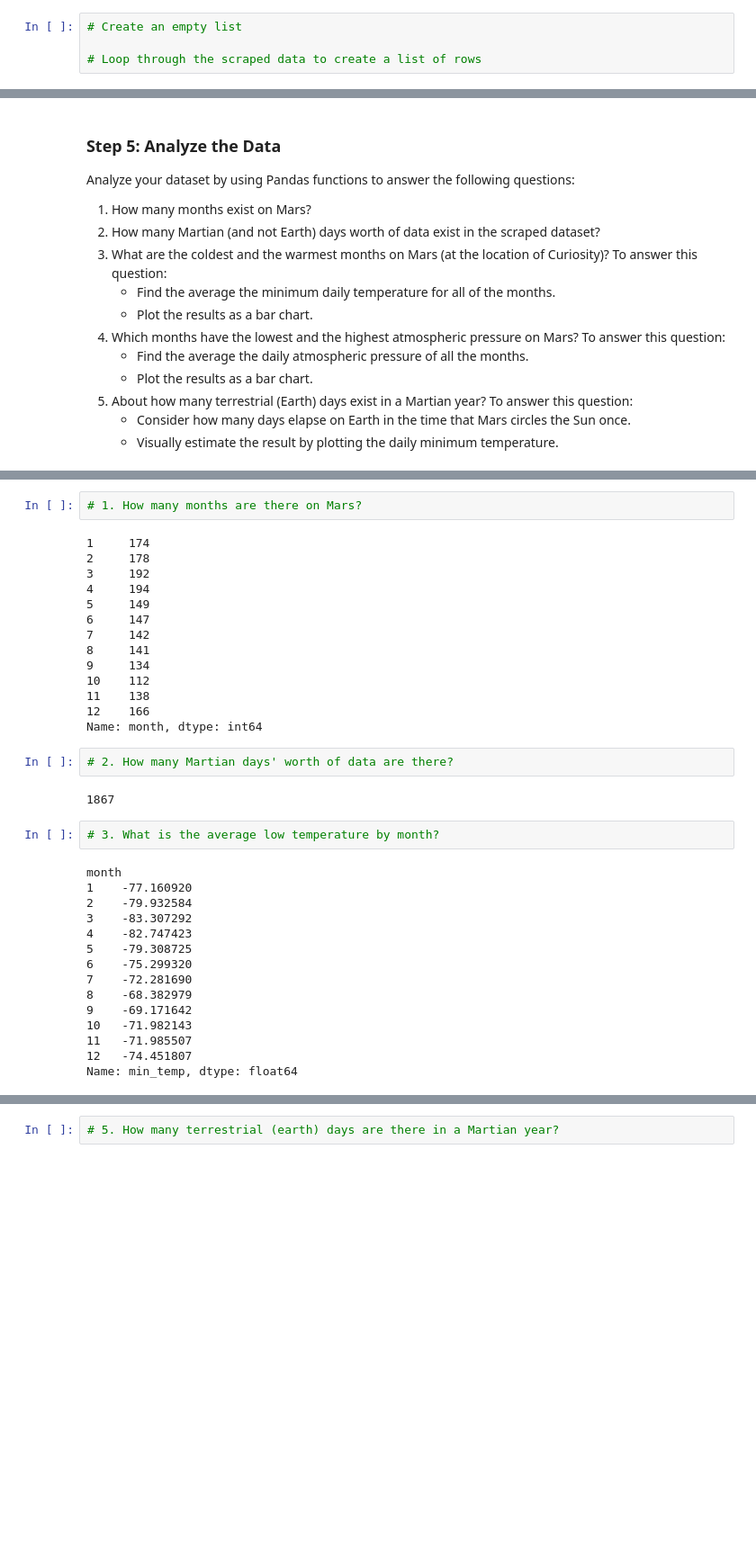
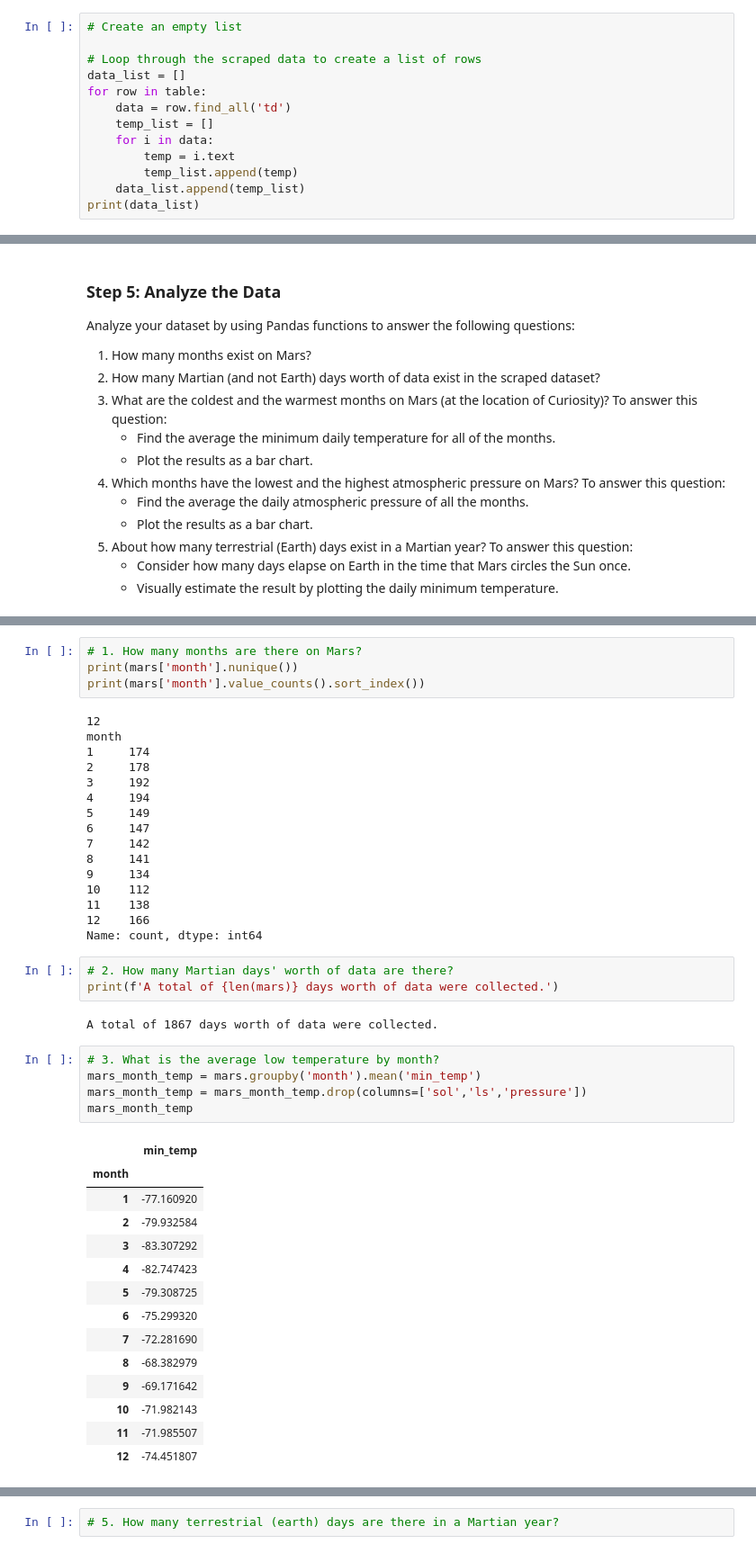
Before and after one commit to baltzelj/web_scrape_challenge, a Jupyter notebook: part_2_mars_weather.ipynb, the cells around one changed output, grey strips where cells are left out. Shown at 90% size. Drawn from its saved outputs; the diff is of its cells as text; blank space fills up the shorter version.

```diff
--- a/part_2_mars_weather.ipynb
+++ b/part_2_mars_weather.ipynb
@@ -91,3 +68,12 @@ data_list
 # Create an empty list
 
 # Loop through the scraped data to create a list of rows
+data_list = []
+for row in table:
+    data = row.find_all('td')
+    temp_list = []
+    for i in data:
+        temp = i.text
+        temp_list.append(temp)
+    data_list.append(temp_list)
+print(data_list)
@@ -151,6 +146,10 @@ Analyze your dataset by using Pandas functions to answer the following questions
 # %%
 # 1. How many months are there on Mars?
+print(mars['month'].nunique())
+print(mars['month'].value_counts().sort_index())
 # %% [output]
+12
+month
 1     174
 2     178
 3     192
@@ -163,27 +162,31 @@ Analyze your dataset by using Pandas functions to answer the following questions
 10    112
 11    138
 12    166
-Name: month, dtype: int64
+Name: count, dtype: int64
 # %%
 # 2. How many Martian days' worth of data are there?
+print(f'A total of {len(mars)} days worth of data were collected.')
 # %% [output]
-1867
+A total of 1867 days worth of data were collected.
 # %%
 # 3. What is the average low temperature by month?
+mars_month_temp = mars.groupby('month').mean('min_temp')
+mars_month_temp = mars_month_temp.drop(columns=['sol','ls','pressure'])
+mars_month_temp
 # %% [output]
-month
-1    -77.160920
-2    -79.932584
-3    -83.307292
-4    -82.747423
-5    -79.308725
-6    -75.299320
-7    -72.281690
-8    -68.382979
-9    -69.171642
-10   -71.982143
-11   -71.985507
-12   -74.451807
-Name: min_temp, dtype: float64
+|  | min_temp |
+| month |  |
+| 1 | -77.160920 |
+| 2 | -79.932584 |
+| 3 | -83.307292 |
+| 4 | -82.747423 |
+| 5 | -79.308725 |
+| 6 | -75.299320 |
+| 7 | -72.281690 |
+| 8 | -68.382979 |
+| 9 | -69.171642 |
+| 10 | -71.982143 |
+| 11 | -71.985507 |
+| 12 | -74.451807 |
 # %%
 # Plot the average temperature by month
```
Also changed, not shown: parts of 14 cells of this notebook.
